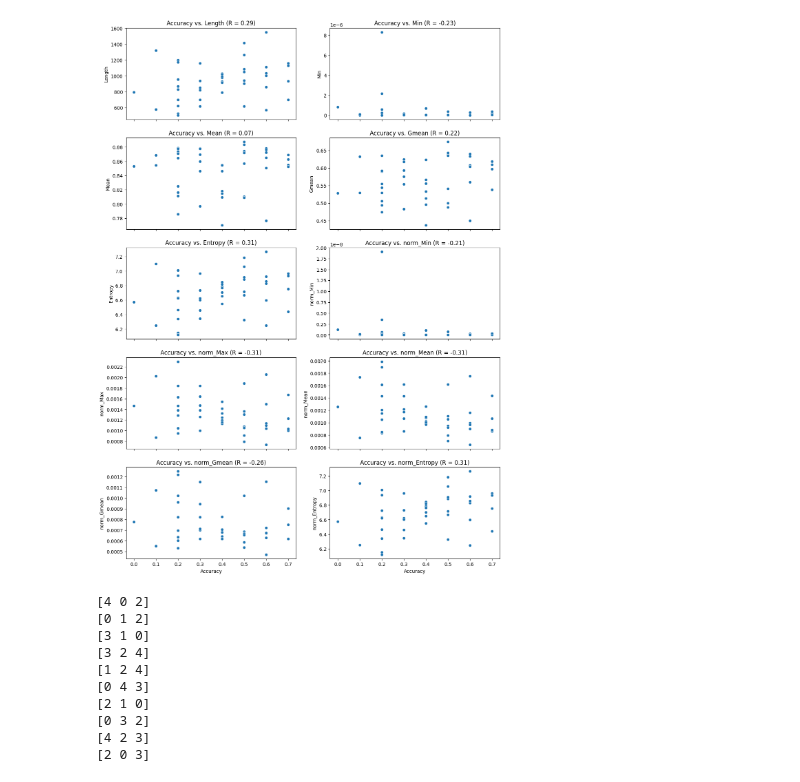
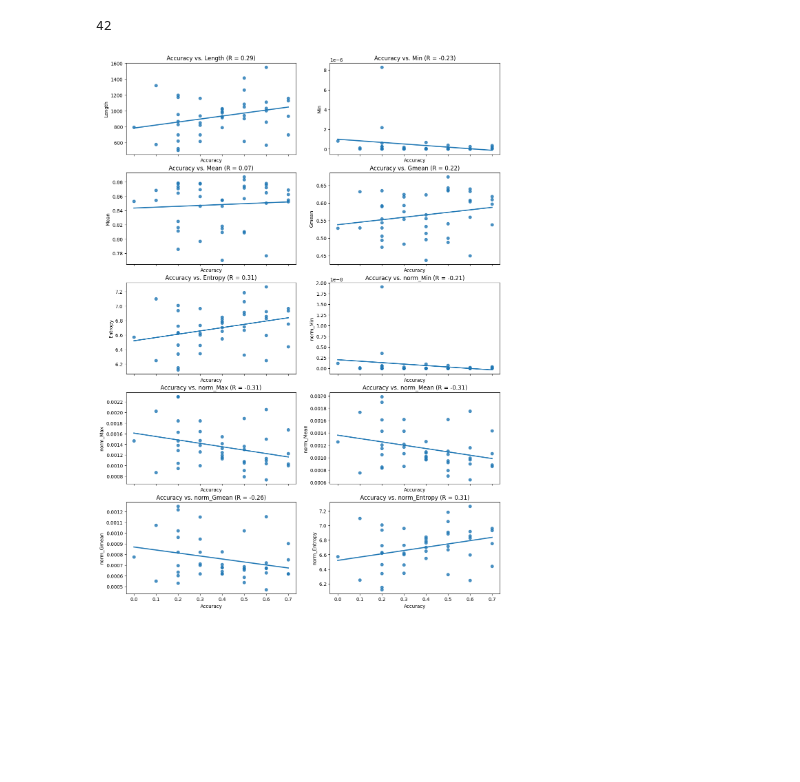
Before and after one commit to IBM/prompt-declaration-language, a Jupyter notebook: logprob_analysis.ipynb, the cells around one changed output. Saved outputs shown, nothing was run; the diff lists cells and outputs as text; code cells hidden in the pictures; blank space fills up the shorter version.

```diff
--- a/logprob_analysis.ipynb
+++ b/logprob_analysis.ipynb
@@ -5,0 +125,3 @@ from scipy.stats import pearsonr
+# %%
+df = ds["test"].to_pandas()
+df["correct"].mean()
@@ -5,0 +344,4 @@ from scipy.stats import pearsonr
+# %%
+df_resampled = df[df["correct"] == True]
+df_sample = df[df["correct"] == False].sample(n=len(df_resampled))
+df_resampled = pd.concat([df_resampled, df_sample])
@@ -5,0 +396,17 @@ from scipy.stats import pearsonr
+# %%
+# Input sequence measures, conditioned on correctness (boxplot)
+for i, x_col in enumerate(
+    [
+        # "min",
+        "answerprob_first",
+        "answerprob_gmean",
+        "generated_entropy",
+        "generated_mean_norm",
+        "generated_gmean_norm",
+        "generated_entropy_norm",
+    ]
+):
+    x_pretty = pretty_names[x_col]
+    g = sns.boxplot(df_resampled, x=x_col, hue="correct")
+    g.set_xlabel(x_pretty)
+    plt.show()
@@ -92,27 +506,40 @@ norm_Max = [0.0015447691637347732, 0.0014647827771340804, 0.0011559535442064825,
 norm_Mean = [0.0012642225031605561, 0.001150747986191024, 0.0009784735812133072, 0.0010672358591248667, 0.0010775862068965517, 0.0011074197120708748, 0.0010482180293501047, 0.0010928961748633878, 0.001058201058201058, 0.0011627906976744186, 0.0010070493454179255, 0.0011737089201877932]
 norm_Gmean = [0.0008235419763802987, 0.0006948174326520359, 0.0006419009648959217, 0.0006988264778934592, 0.0006795728103180663, 0.000666572056161203, 0.0006344354976811075, 0.0006198192994983807, 0.0006538168084325271, 0.0006731981426438223, 0.0006169391404252279, 0.0007107087470241054]
 norm_Entropy = [6.550658335954754, 6.622420378693223, 6.819855473074185, 6.732455535410769, 6.703908302744399, 6.669057492376188, 6.725064223184839, 6.650892018489904, 6.714555886957244, 6.596588327583626, 6.765134460827257, 6.601422014911908]
+# %%
+accuracies = [0.7, 0.7, 0.7, 0.8, 0.7333333333333333, 0.7666666666666667, 0.7, 0.7, 0.7666666666666667, 0.7333333333333333]
+Shape = [888, 888, 888, 888, 888, 888, 888, 888, 888, 888]
+Min = [3.0835254884007364e-08, 1.7310674196374018e-08, 1.7310674196374018e-08, 5.4417105371561505e-08, 2.5207259605786527e-08, 2.372211592009424e-08, 3.2903236461716883e-07, 2.2235074245144013e-07, 5.4417105371561505e-08, 1.7310674196374018e-08]
+Mean = [0.7216540054755203, 0.7133331674001636, 0.7117721367164799, 0.7176032187031386, 0.7125136979869148, 0.7213395838126926, 0.7206829454253229, 0.7220134933089145, 0.7128936555129561, 0.7127838335311358]
+Gmean = [0.3778752946485591, 0.3567929696574198, 0.361512221324039, 0.3643536241804912, 0.3698280289176631, 0.38408695426294626, 0.3719315654601079, 0.3763808614198027, 0.368207212701019, 0.3665241135165111]
+Entropy = [6.592313682950887, 6.581538600264022, 6.581797848545432, 6.586913117071376, 6.584180378235163, 6.59441477893695, 6.589360228492893, 6.592792122296737, 6.584139065628094, 6.5831503781213785]
+norm_Min = [4.8117776478990017e-11, 2.7328047207509803e-11, 2.7387982006886576e-11, 8.539611092857232e-11, 3.984001106269437e-11, 3.703400604110945e-11, 5.141400174493874e-10, 3.468009705616075e-10, 8.596026012179884e-11, 2.734910860256292e-11]
+norm_Mean = [0.0011261261261261261, 0.0011261261261261261, 0.0011261261261261261, 0.0011261261261261261, 0.0011261261261261261, 0.0011261261261261263, 0.0011261261261261261, 0.001126126126126126, 0.0011261261261261261, 0.001126126126126126]
+norm_Gmean = [0.0005896665694260947, 0.0005632625862803174, 0.0005719644480956329, 0.000571775773358299, 0.0005845122791527834, 0.0005996209879590175, 0.0005811735322089943, 0.0005870421056485035, 0.0005816404155712979, 0.0005790709057490601]
+norm_Entropy = [6.592313682950887, 6.581538600264022, 6.581797848545432, 6.586913117071376, 6.584180378235163, 6.594414778936949, 6.589360228492893, 6.592792122296737, 6.584139065628094, 6.583150378121379]
+# %%
+len(accuracies)
+# %% [output]
+42
 # %%
 fig, ax = plt.subplots(5, 2, sharex=True, figsize=(14, 20))
 for i, (label, y) in enumerate(
     [
         ("Length", Shape),
         ("Min", Min),
         # ("Max", Max),
         ("Mean", Mean),
         ("Gmean", Gmean),
         ("Entropy", Entropy),
         ("norm_Min", norm_Min),
         ("norm_Max", norm_Max),
         ("norm_Mean", norm_Mean),
         ("norm_Gmean", norm_Gmean),
         ("norm_Entropy", norm_Entropy),
     ]
 ):
-    # plt.figure(i)
-
-    sct = sns.scatterplot(x=np.array(accuracies), y=np.array(y), ax=ax[i//2,i%2])
+    sct = sns.regplot(x=np.array(accuracies), y=np.array(y), ci=None, ax=ax[i//2,i%2])
     pears = pearsonr(x=np.array(accuracies), y=np.array(y))
     sct.set(xlabel="Accuracy", ylabel=label, title=f"Accuracy vs. {label} (R = {pears.statistic:.2f})")
 # %% [output]
-[figure, old version]
+[figure, new version]
@@ -123,14 +545,0 @@ rng = default_rng()
-# %%
-for i in range(10):
-    print(rng.choice(5, 3, replace=False))
-# %% [output]
-[4 0 2]
-[0 1 2]
-[3 1 0]
-[3 2 4]
-[1 2 4]
-[0 4 3]
-[2 1 0]
-[0 3 2]
-[4 2 3]
-[2 0 3]
```
Also changed, not shown: parts of 20 cells of this notebook, 5 other files.
